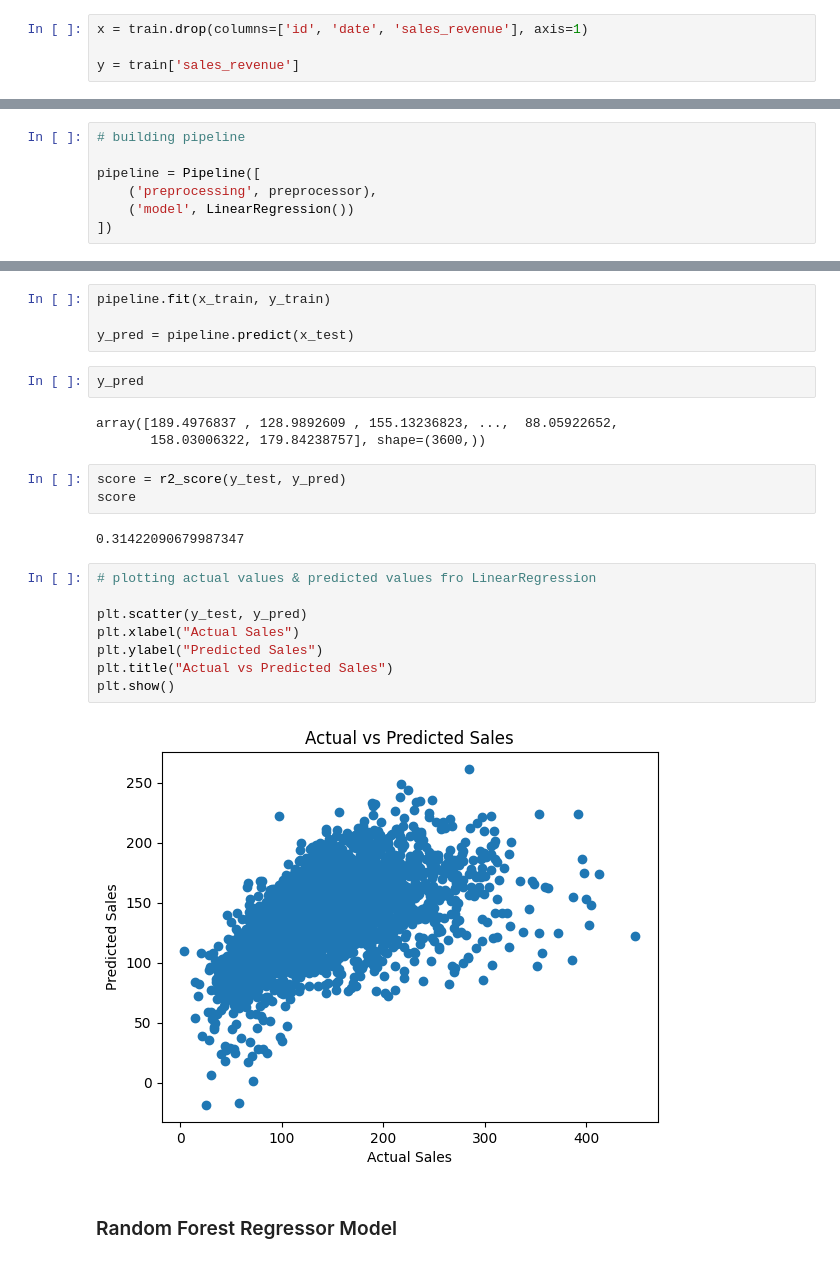
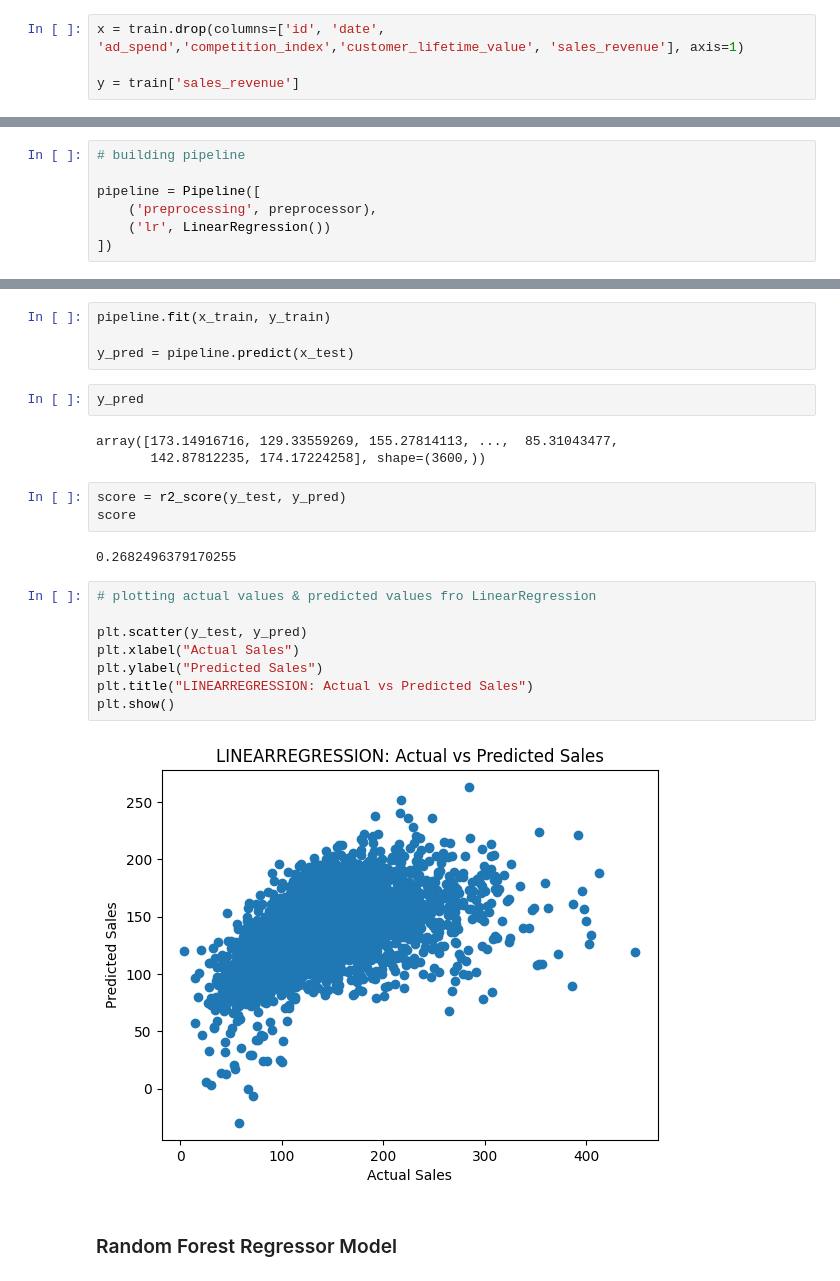
Before and after one commit to Mayank312003/E-Commerce-Sales-Prediction, a Jupyter notebook: E-Commerce Sales Analysis & Prediction.ipynb, the cells around one changed output, grey strips where cells are left out. Drawn from its saved outputs; the diff is of its cells as text.

```diff
--- a/E-Commerce Sales Analysis & Prediction.ipynb
+++ b/E-Commerce Sales Analysis & Prediction.ipynb
@@ -411,7 +402,7 @@ from sklearn.pipeline import Pipeline
 from sklearn.metrics import r2_score, root_mean_squared_error, mean_squared_error
 from sklearn.ensemble import RandomForestRegressor
 # %%
-x = train.drop(columns=['id', 'date', 'sales_revenue'], axis=1)
+x = train.drop(columns=['id', 'date', 'ad_spend','competition_index','customer_lifetime_value', 'sales_revenue'], axis=1)
 
 y = train['sales_revenue']
 # %%
@@ -437,7 +428,7 @@ preprocessor = ColumnTransformer(
 
 pipeline = Pipeline([
     ('preprocessing', preprocessor),
-    ('model', LinearRegression())
+    ('lr', LinearRegression())
 ])
 # %%
 pipeline
@@ -459,23 +449,23 @@ y_pred = pipeline.predict(x_test)
 # %%
 y_pred
 # %% [output]
-array([189.4976837 , 128.9892609 , 155.13236823, ...,  88.05922652,
-       158.03006322, 179.84238757], shape=(3600,))
+array([173.14916716, 129.33559269, 155.27814113, ...,  85.31043477,
+       142.87812235, 174.17224258], shape=(3600,))
 # %%
 score = r2_score(y_test, y_pred)
 score
 # %% [output]
-0.31422090679987347
+0.2682496379170255
 # %%
 # plotting actual values & predicted values fro LinearRegression
 
 plt.scatter(y_test, y_pred)
 plt.xlabel("Actual Sales")
 plt.ylabel("Predicted Sales")
-plt.title("Actual vs Predicted Sales")
+plt.title("LINEARREGRESSION: Actual vs Predicted Sales")
 plt.show()
 # %% [output]
-[figure, old version]
+[figure, new version]
 # %% [markdown]
 ### Random Forest Regressor Model
 # %%
```
Also changed, not shown: parts of 24 cells of this notebook.
